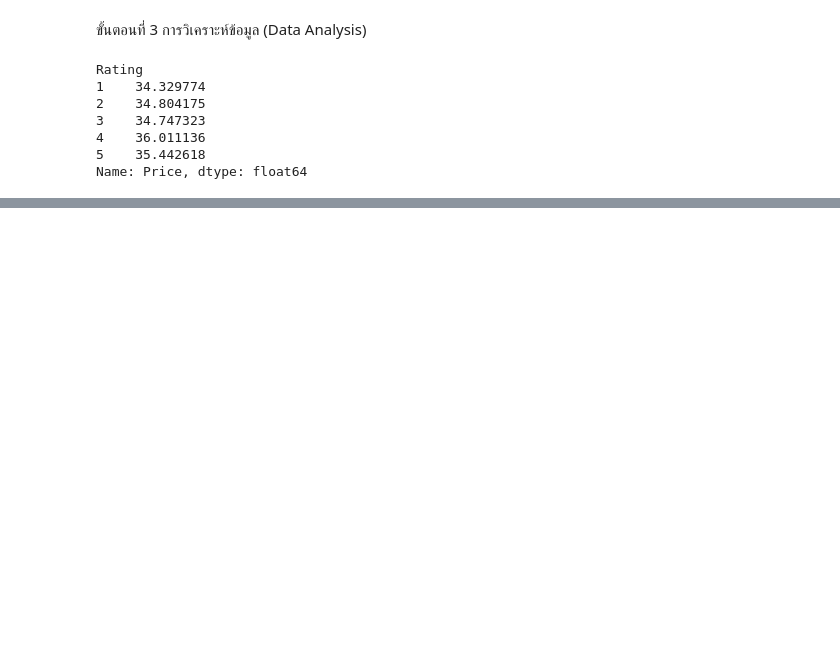
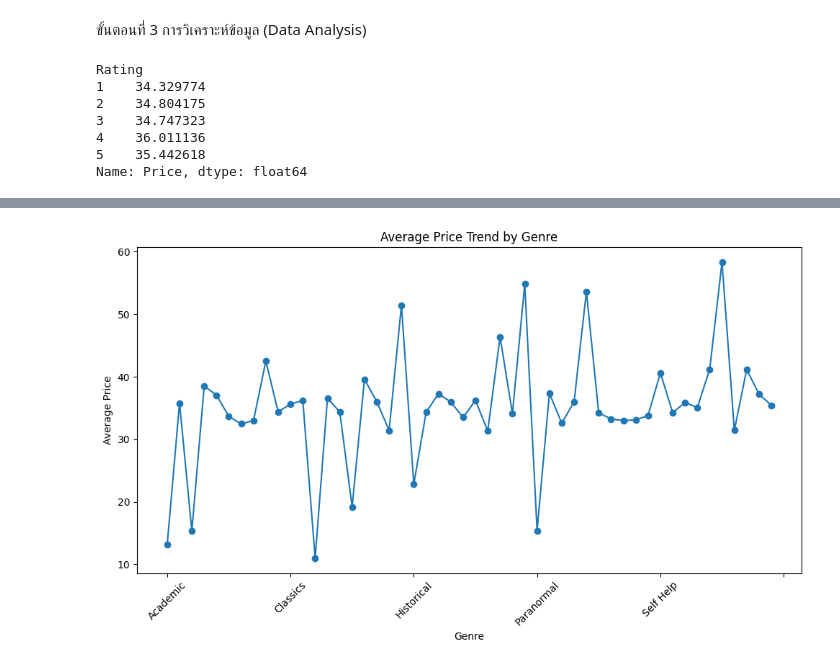
Before and after one commit to Pimmmvxg/CPE312-DataScience, a Jupyter notebook: AssignmentClass/assignment4/Web_Scraping_Project.ipynb, the cells around one changed output, grey strips where cells are left out. Saved outputs shown, nothing was run; the diff lists cells and outputs as text; code cells hidden in the pictures; blank space fills up the shorter version.

```diff
--- a/AssignmentClass/assignment4/Web_Scraping_Project.ipynb
+++ b/AssignmentClass/assignment4/Web_Scraping_Project.ipynb
@@ -45,0 +384,19 @@ Name: Price, dtype: float64
+# %%
+plt.figure(figsize=(10, 6))
+
+grouped_mean_price = df.groupby('Genre')['Price'].mean()
+grouped_mean_price.plot(kind='line', marker='o')
+
+# เพิ่มชื่อให้กับแกนและกราฟ
+plt.xlabel('Genre')
+plt.ylabel('Average Price')
+plt.title('Average Price Trend by Genre')
+
+# หมุนป้ายชื่อแกน X เพื่อให้เห็นได้ชัดเจน
+plt.xticks(rotation=45)
+
+# แสดงผลกราฟ
+plt.tight_layout()
+plt.show()
+# %% [output]
+[figure, added]
```
Also changed, not shown: parts of 12 cells of this notebook, 5 other files.
